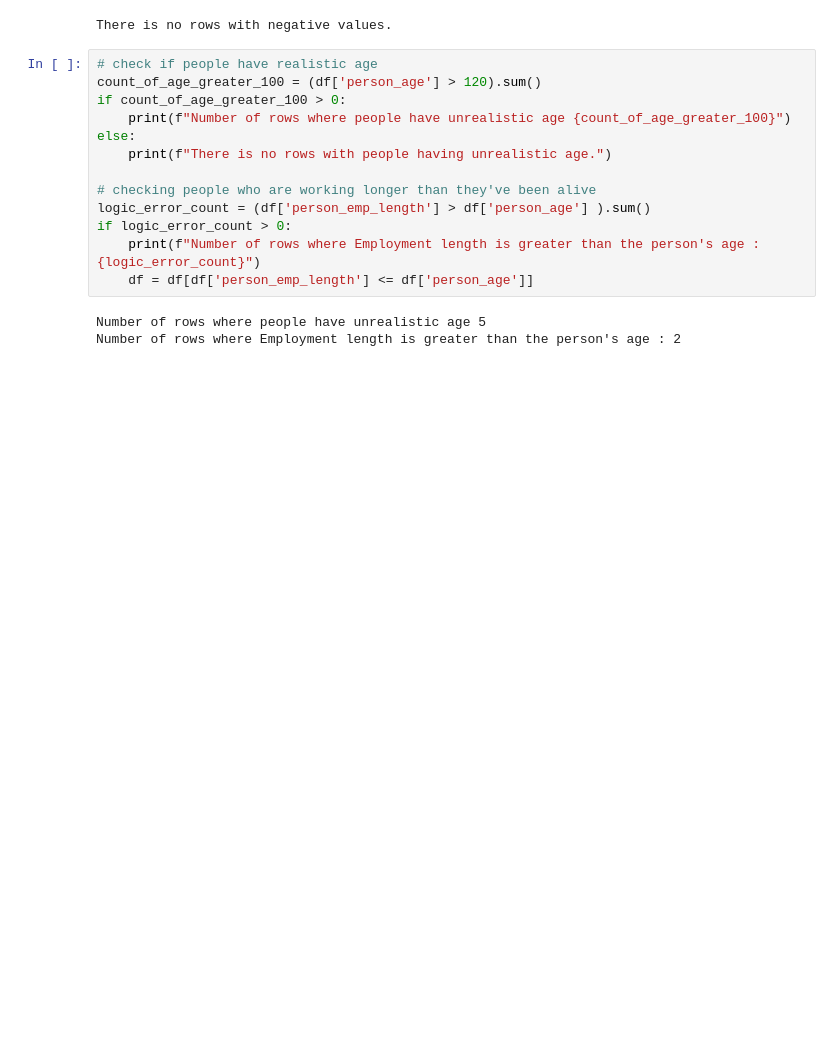
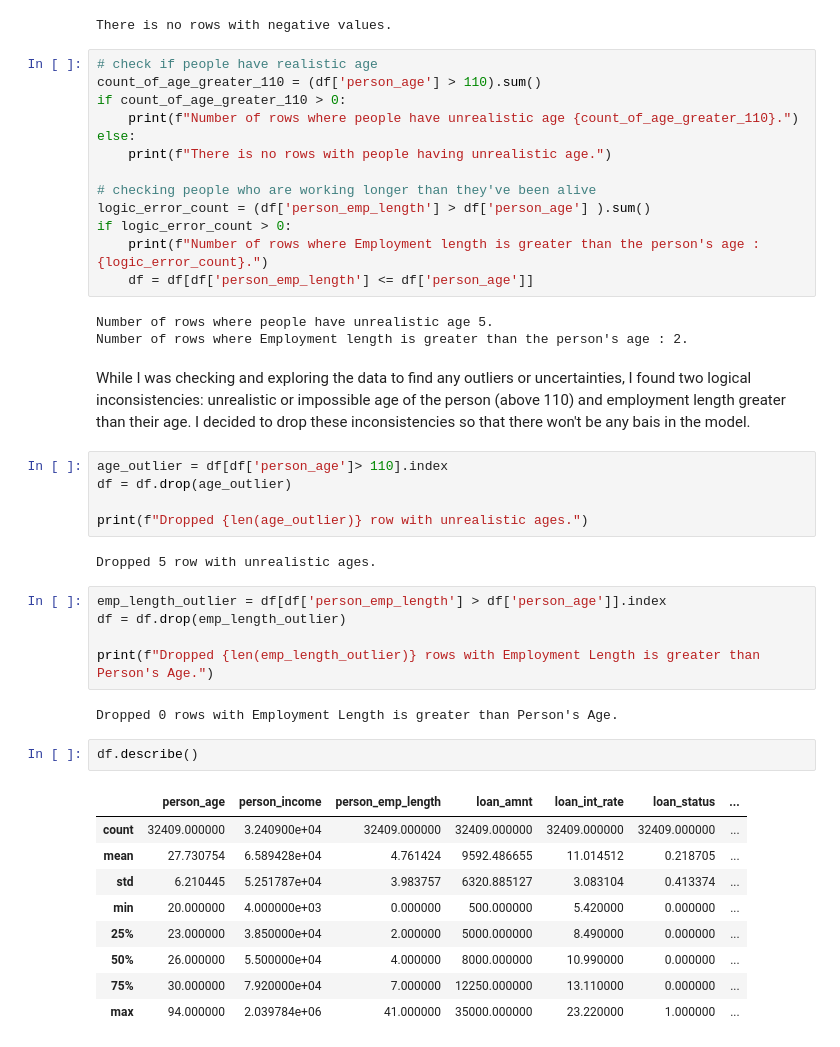
Before and after one commit to shlokzz/Credit-Risk-Prediction-Project, a Jupyter notebook: notebooks/data_cleaning.ipynb, the cells around one changed output. Drawn from its saved outputs; the diff is of its cells as text; blank space fills up the shorter version.

Commit message:
Drop unrealistic employment length and age

```diff
--- a/notebooks/data_cleaning.ipynb
+++ b/notebooks/data_cleaning.ipynb
@@ -175,17 +175,45 @@ else:
 There is no rows with negative values.
 # %%
 # check if people have realistic age
-count_of_age_greater_100 = (df['person_age'] > 120).sum()
-if count_of_age_greater_100 > 0:
-    print(f"Number of rows where people have unrealistic age {count_of_age_greater_100}")
+count_of_age_greater_110 = (df['person_age'] > 110).sum()
+if count_of_age_greater_110 > 0:
+    print(f"Number of rows where people have unrealistic age {count_of_age_greater_110}.")
 else:
     print(f"There is no rows with people having unrealistic age.")
 
 # checking people who are working longer than they've been alive
 logic_error_count = (df['person_emp_length'] > df['person_age'] ).sum()
 if logic_error_count > 0:
-    print(f"Number of rows where Employment length is greater than the person's age : {logic_error_count}")
+    print(f"Number of rows where Employment length is greater than the person's age : {logic_error_count}.")
     df = df[df['person_emp_length'] <= df['person_age']]
 # %% [output]
-Number of rows where people have unrealistic age 5
-Number of rows where Employment length is greater than the person's age : 2
+Number of rows where people have unrealistic age 5.
+Number of rows where Employment length is greater than the person's age : 2.
+# %% [markdown]
+While I was checking and exploring the data to find any outliers or uncertainties, I found two logical inconsistencies: unrealistic or impossible age of the person (above 110) and employment length greater than their age. I decided to drop these inconsistencies so that there won't be any bais in the model.
+# %%
+age_outlier = df[df['person_age']> 110].index
+df = df.drop(age_outlier)
+
+print(f"Dropped {len(age_outlier)} row with unrealistic ages.")
+# %% [output]
+Dropped 5 row with unrealistic ages.
+# %%
+emp_length_outlier = df[df['person_emp_length'] > df['person_age']].index
+df = df.drop(emp_length_outlier)
+
+print(f"Dropped {len(emp_length_outlier)} rows with Employment Length is greater than Person's Age.")
+# %% [output]
+Dropped 0 rows with Employment Length is greater than Person's Age.
+# %%
+df.describe()
+# %% [output]
+|  | person_age | person_income | person_emp_length | loan_amnt | loan_int_rate | loan_status | ... |
+| count | 32409.000000 | 3.240900e+04 | 32409.000000 | 32409.000000 | 32409.000000 | 32409.000000 | ... |
+| mean | 27.730754 | 6.589428e+04 | 4.761424 | 9592.486655 | 11.014512 | 0.218705 | ... |
+| std | 6.210445 | 5.251787e+04 | 3.983757 | 6320.885127 | 3.083104 | 0.413374 | ... |
+| min | 20.000000 | 4.000000e+03 | 0.000000 | 500.000000 | 5.420000 | 0.000000 | ... |
+| 25% | 23.000000 | 3.850000e+04 | 2.000000 | 5000.000000 | 8.490000 | 0.000000 | ... |
+| 50% | 26.000000 | 5.500000e+04 | 4.000000 | 8000.000000 | 10.990000 | 0.000000 | ... |
+| 75% | 30.000000 | 7.920000e+04 | 7.000000 | 12250.000000 | 13.110000 | 0.000000 | ... |
+| max | 94.000000 | 2.039784e+06 | 41.000000 | 35000.000000 | 23.220000 | 1.000000 | ... |
```
